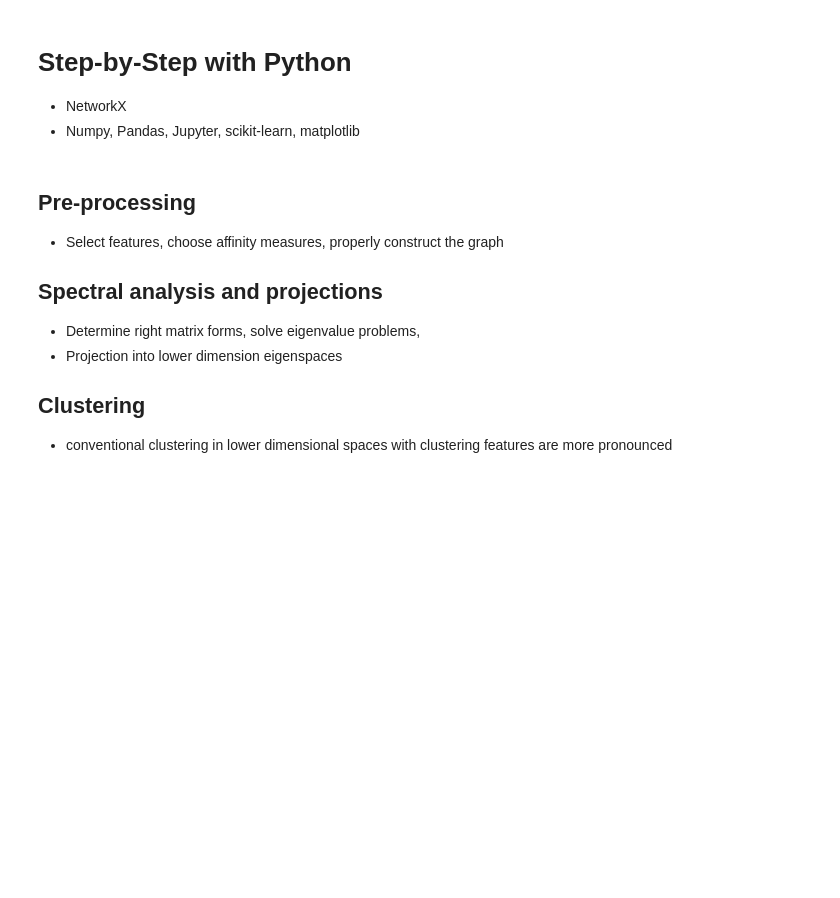
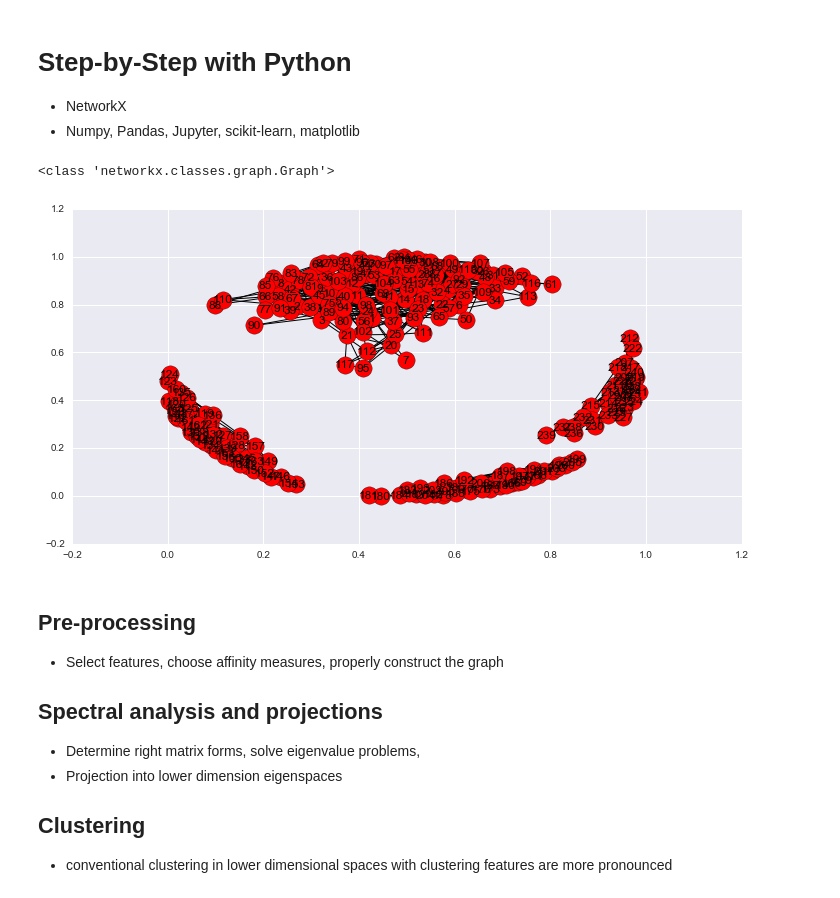
Before and after one commit to weifei/StudyTopics, a Jupyter notebook: clustering/A Primer On Spectral Clustering.ipynb, the cells around one changed output. Drawn from its saved outputs; the diff is of its cells as text; code cells hidden in the pictures; blank space fills up the shorter version.

```diff
--- a/clustering/A Primer On Spectral Clustering.ipynb
+++ b/clustering/A Primer On Spectral Clustering.ipynb
@@ -56,6 +99,14 @@
 # Step-by-Step with Python
 - NetworkX
 - Numpy, Pandas, Jupyter, scikit-learn, matplotlib
+# %%
+G = cf.load_physicians_network()
+print type(G)
+G.number_of_nodes(), G.number_of_edges()
+nx.draw_networkx(G)
+# %% [output]
+<class 'networkx.classes.graph.Graph'>
+[figure, added]
 # %% [markdown]
 ## Pre-processing
 - Select features, choose affinity measures, properly construct the graph
```
Also changed, not shown: parts of 21 cells of this notebook, 10 other files.
